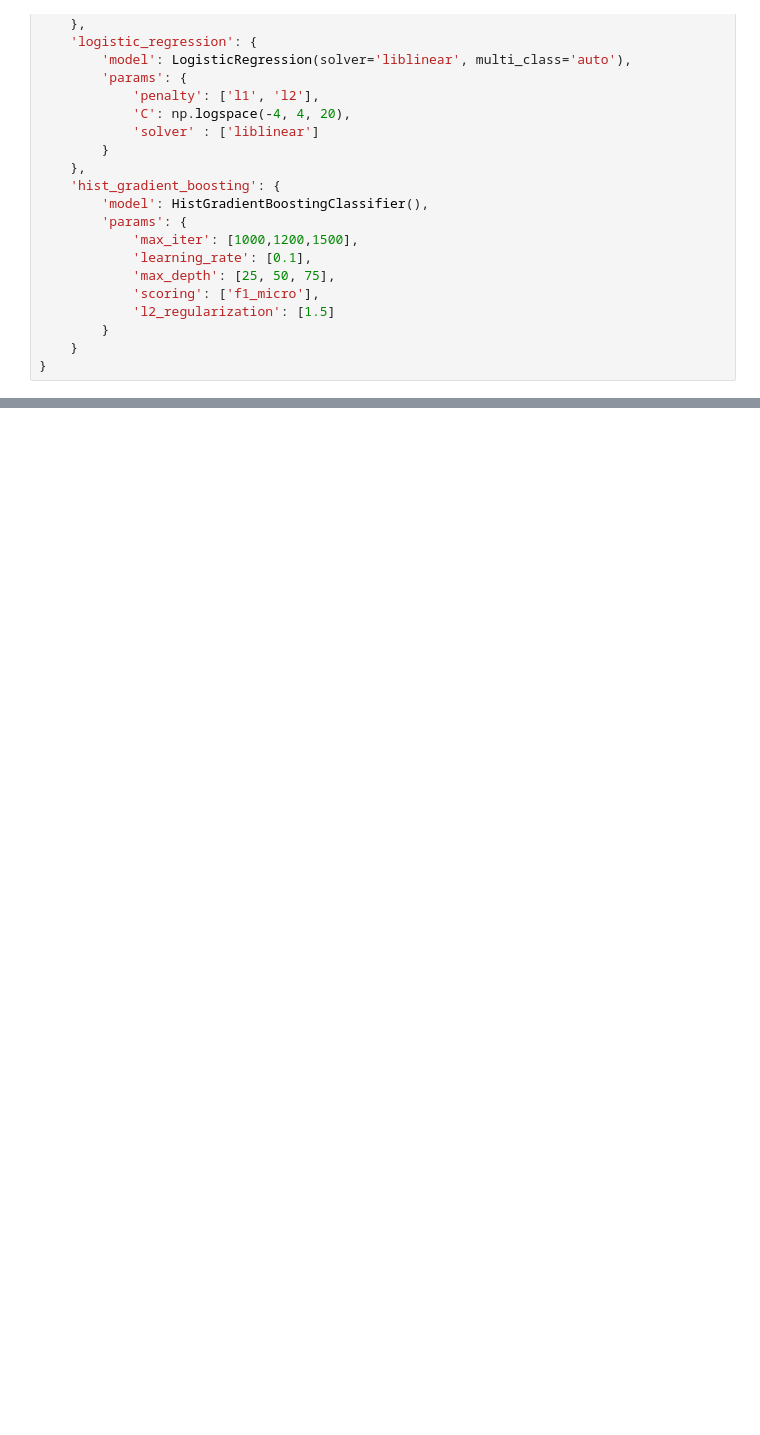
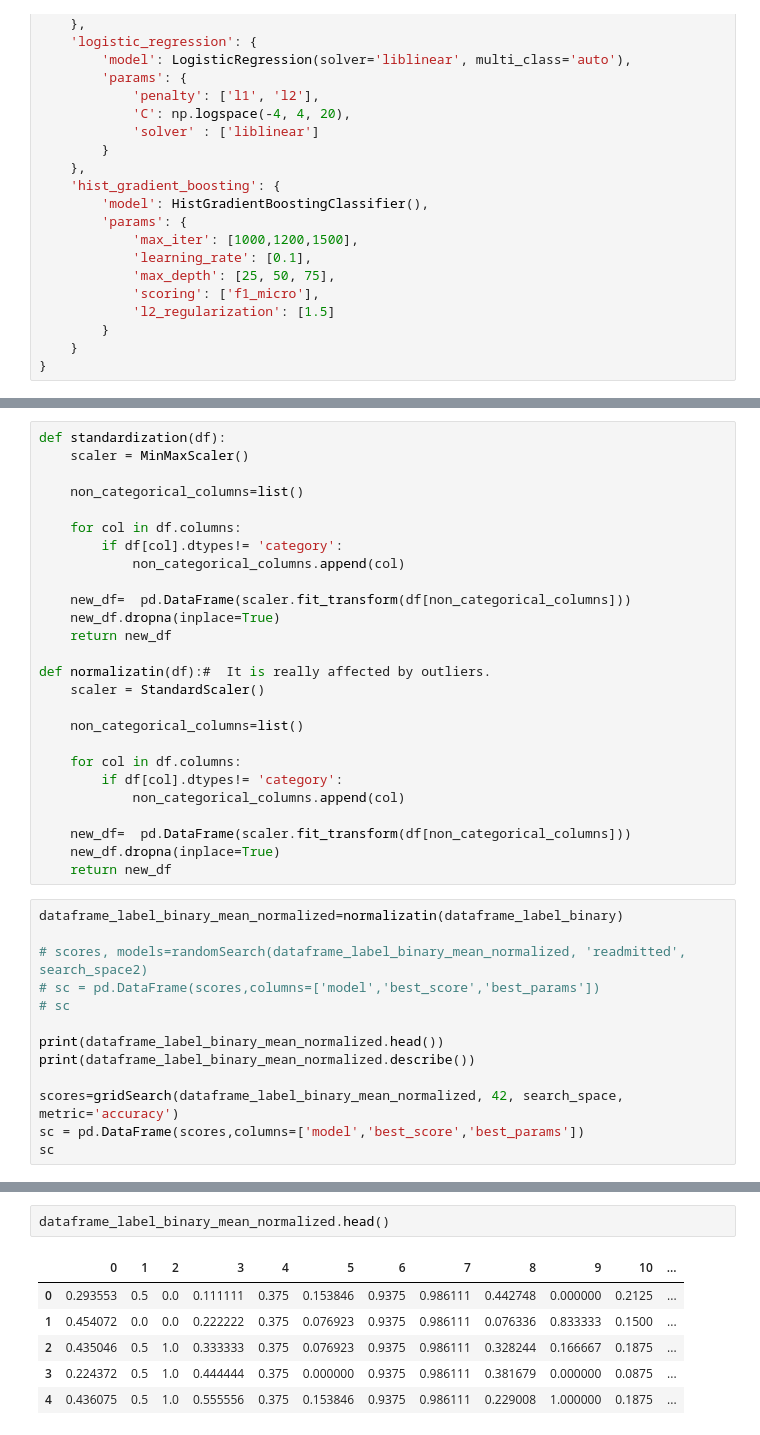
Before and after one commit to mjovanovic9999/ML, a Jupyter notebook: I/notebook/main.ipynb, the cells around one changed output, grey strips where cells are left out. Drawn from its saved outputs; the diff is of its cells as text; blank space fills up the shorter version.

Commit message:
pocete standardizacija i normalizacija

```diff
--- a/I/notebook/main.ipynb
+++ b/I/notebook/main.ipynb
@@ -773,0 +673,39 @@ Fitting 2 folds for each of 10 candidates, totalling 20 fits
+# %%
+def standardization(df):
+    scaler = MinMaxScaler()
+
+    non_categorical_columns=list()
+
+    for col in df.columns:
+        if df[col].dtypes!= 'category':
+            non_categorical_columns.append(col)
+
+    new_df=  pd.DataFrame(scaler.fit_transform(df[non_categorical_columns]))
+    new_df.dropna(inplace=True)
+    return new_df
+
+def normalizatin(df):#	It is really affected by outliers.
+    scaler = StandardScaler()
+
+    non_categorical_columns=list()
+
+    for col in df.columns:
+        if df[col].dtypes!= 'category':
+            non_categorical_columns.append(col)
+
+    new_df=  pd.DataFrame(scaler.fit_transform(df[non_categorical_columns]))
+    new_df.dropna(inplace=True)
+    return new_df
+# %%
+dataframe_label_binary_mean_normalized=normalizatin(dataframe_label_binary)
+
+# scores, models=randomSearch(dataframe_label_binary_mean_normalized, 'readmitted', search_space2)
+# sc = pd.DataFrame(scores,columns=['model','best_score','best_params'])
+# sc
+
+print(dataframe_label_binary_mean_normalized.head())
+print(dataframe_label_binary_mean_normalized.describe())
+
+scores=gridSearch(dataframe_label_binary_mean_normalized, 42, search_space, metric='accuracy')
+sc = pd.DataFrame(scores,columns=['model','best_score','best_params'])
+sc
@@ -773,0 +743,9 @@ Fitting 2 folds for each of 10 candidates, totalling 20 fits
+# %%
+dataframe_label_binary_mean_normalized.head()
+# %% [output]
+|  | 0 | 1 | 2 | 3 | 4 | 5 | 6 | 7 | 8 | 9 | 10 | ... |
+| 0 | 0.293553 | 0.5 | 0.0 | 0.111111 | 0.375 | 0.153846 | 0.9375 | 0.986111 | 0.442748 | 0.000000 | 0.2125 | ... |
+| 1 | 0.454072 | 0.0 | 0.0 | 0.222222 | 0.375 | 0.076923 | 0.9375 | 0.986111 | 0.076336 | 0.833333 | 0.1500 | ... |
+| 2 | 0.435046 | 0.5 | 1.0 | 0.333333 | 0.375 | 0.076923 | 0.9375 | 0.986111 | 0.328244 | 0.166667 | 0.1875 | ... |
+| 3 | 0.224372 | 0.5 | 1.0 | 0.444444 | 0.375 | 0.000000 | 0.9375 | 0.986111 | 0.381679 | 0.000000 | 0.0875 | ... |
+| 4 | 0.436075 | 0.5 | 1.0 | 0.555556 | 0.375 | 0.153846 | 0.9375 | 0.986111 | 0.229008 | 1.000000 | 0.1875 | ... |
```
Also changed, not shown: parts of 15 cells of this notebook.
